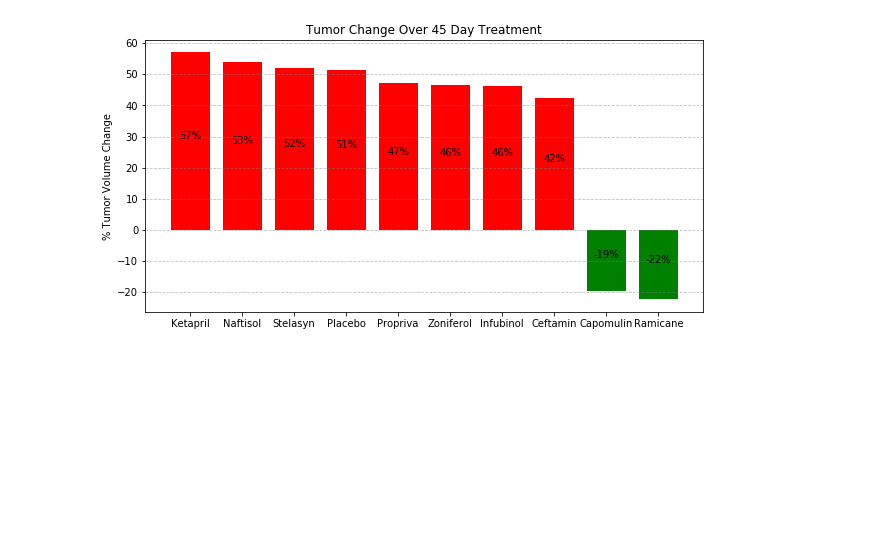
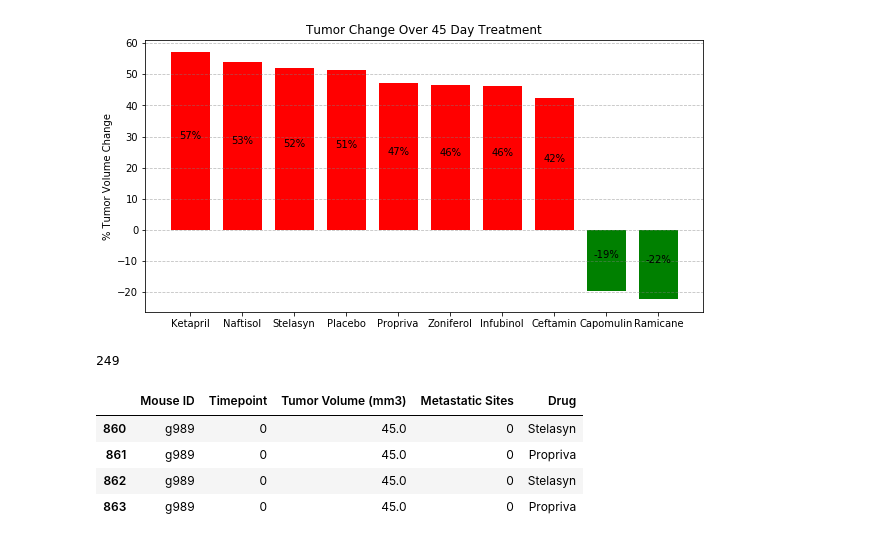
Before and after one commit to FractalMind81/DataAnalytics, a Jupyter notebook: Python/Matplotlib/pymaceuticals.ipynb, the cells around one changed output. Drawn from its saved outputs; the diff is of its cells as text; code cells hidden in the pictures; blank space fills up the shorter version.

```diff
--- a/Python/Matplotlib/pymaceuticals.ipynb
+++ b/Python/Matplotlib/pymaceuticals.ipynb
@@ -283,3 +287,17 @@ plt.savefig('tumor_pct_change.png')
 plt.show()
 # %% [output]
 [figure]
+# %%
+data_df.loc[data_df['Timepoint']==0,'Mouse ID'].unique().size
+# %% [output]
+249
+# %%
+t0 = data_df.loc[data_df['Timepoint']==0]
+duplicates = t0.duplicated(keep=False)
+t0[duplicates]
+# %% [output]
+|  | Mouse ID | Timepoint | Tumor Volume (mm3) | Metastatic Sites | Drug |
+| 860 | g989 | 0 | 45.0 | 0 | Stelasyn |
+| 861 | g989 | 0 | 45.0 | 0 | Propriva |
+| 862 | g989 | 0 | 45.0 | 0 | Stelasyn |
+| 863 | g989 | 0 | 45.0 | 0 | Propriva |
```
Also changed, not shown: parts of 4 cells of this notebook.
